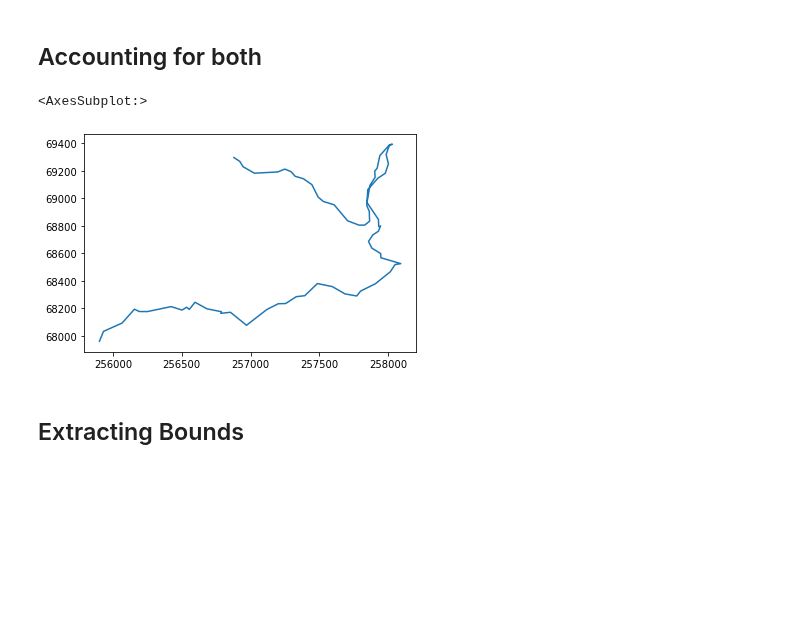
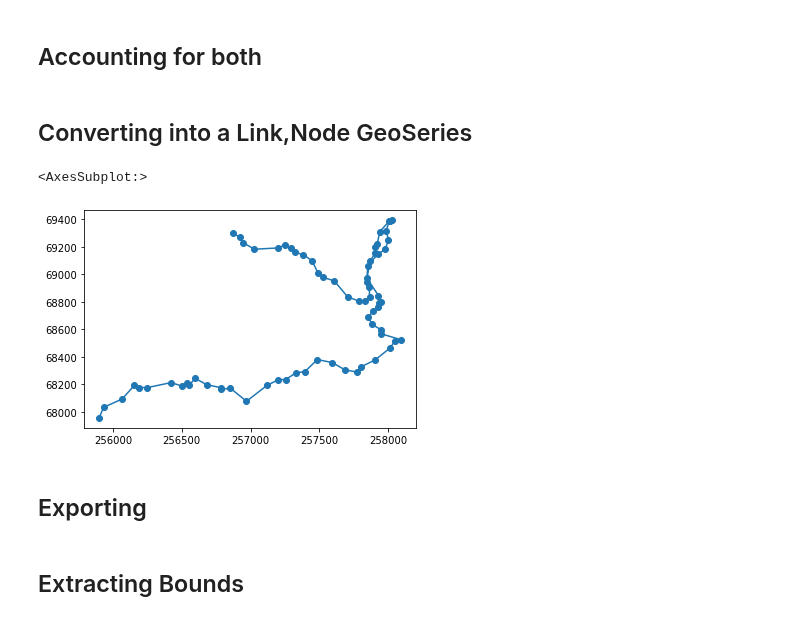
Before and after one commit to Rasp01/ATN_Devon, a Jupyter notebook: Interfacing_with_gpx.ipynb, the cells around one changed output. Saved outputs shown, nothing was run; the diff lists cells and outputs as text; code cells hidden in the pictures; blank space fills up the shorter version.

Commit message:
Added section on creating gpd with individual linestring and nodes and exporting route as geojson

```diff
--- a/Interfacing_with_gpx.ipynb
+++ b/Interfacing_with_gpx.ipynb
@@ -71,10 +71,26 @@ else:
     waypoints = routes[0].points
 
 for waypoint in waypoints:
+    # for if you want in wgs84 for OSM
+    #coords.append(( waypoint.longitude, waypoint.latitude))
     coords.append(transformer.transform(waypoint.latitude, waypoint.longitude))
 
-route_gpd = gpd.GeoDataFrame(index=[0], crs='epsg:27700', geometry=[LineString(coords)])
-route_gpd.plot()
+# route_gpd = gpd.GeoDataFrame(index=[0], crs='epsg:27700', geometry=[LineString(coords)])
+# route_gpd.plot()
-# %% [output]
-<AxesSubplot:>
-[figure, removed]
+# %% [markdown]
+## Converting into a Link,Node GeoSeries
+# %%
+links = []
+start_point = coords[0]
+for coord in coords[1:]:
+    links.append(LineString([start_point, coord]))
+    start_point = coord
+nodes =[Point(coord) for coord in coords]
+geom = links + nodes
+route_gpd = gpd.GeoSeries(geom)
+route_gpd.plot()
+# %% [output]
+<AxesSubplot:>
+[figure, added]
+# %% [markdown]
+## Exporting
```
Also changed, not shown: parts of 2 cells of this notebook.
